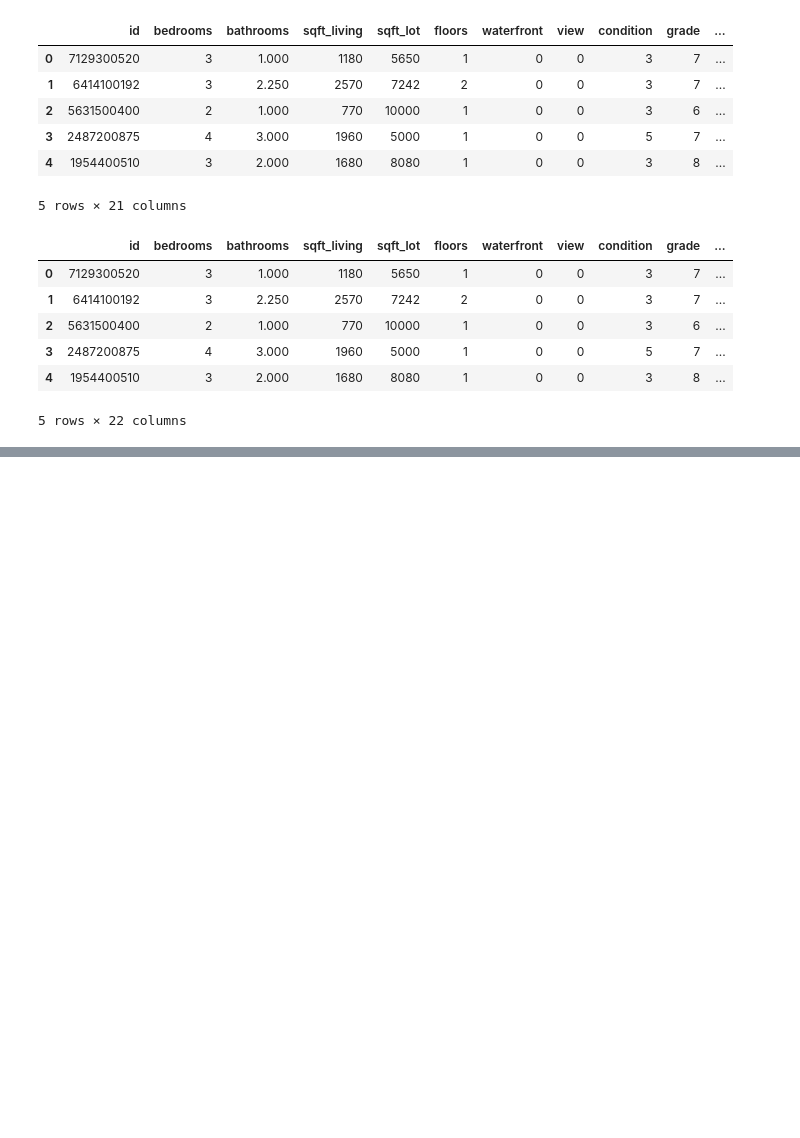
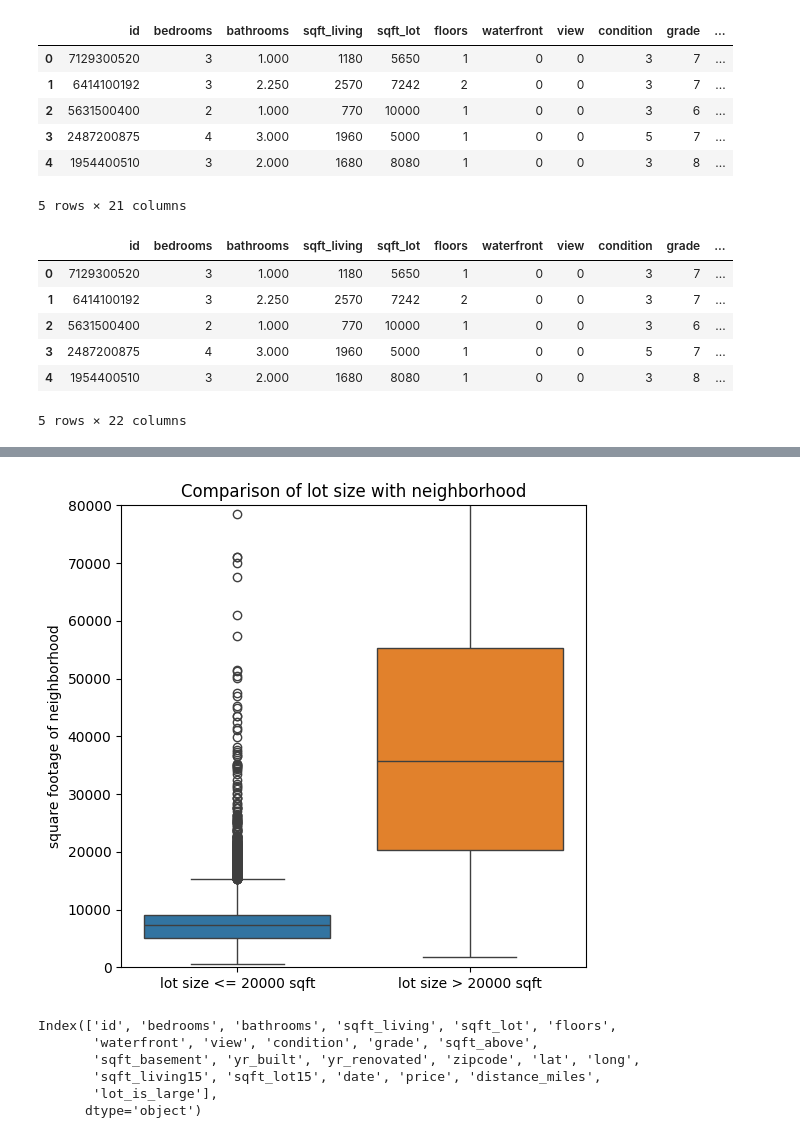
Before and after one commit to sarathisisme/eda_project, a Jupyter notebook: EDA.ipynb, the cells around one changed output, grey strips where cells are left out. Drawn from its saved outputs; the diff is of its cells as text; code cells hidden in the pictures; blank space fills up the shorter version.

```diff
--- a/EDA.ipynb
+++ b/EDA.ipynb
@@ -149,0 +198,25 @@ df.head()
+# %%
+df['lot_is_large'] = df['sqft_lot'] > 100000
+# %%
+threshold = 20000
+
+# Filter data
+greater_than = df[df['sqft_lot'] > threshold]['sqft_lot15']
+lesser_than = df[df['sqft_lot'] <= threshold]['sqft_lot15']
+
+fig, ax = plt.subplots(figsize=(6, 6))   # ⬅️ square figure
+
+# Combine into a new DataFrame for plotting
+boxplot_df = pd.DataFrame({
+    f'lot size <= {threshold} sqft': lesser_than,
+    f'lot size > {threshold} sqft': greater_than
+})
+
+# Draw box plot
+sns.boxplot(data=boxplot_df)
+plt.ylabel('square footage of neighborhood')
+plt.ylim(0,80000)
+plt.title("Comparison of lot size with neighborhood")
+plt.show()
+# %% [output]
+[figure, added]
@@ -149,0 +225,9 @@ df.head()
+# %%
+df.columns
+# %% [output]
+Index(['id', 'bedrooms', 'bathrooms', 'sqft_living', 'sqft_lot', 'floors',
+       'waterfront', 'view', 'condition', 'grade', 'sqft_above',
+       'sqft_basement', 'yr_built', 'yr_renovated', 'zipcode', 'lat', 'long',
+       'sqft_living15', 'sqft_lot15', 'date', 'price', 'distance_miles',
+       'lot_is_large'],
+      dtype='object')
```
Also changed, not shown: parts of 12 cells of this notebook.
